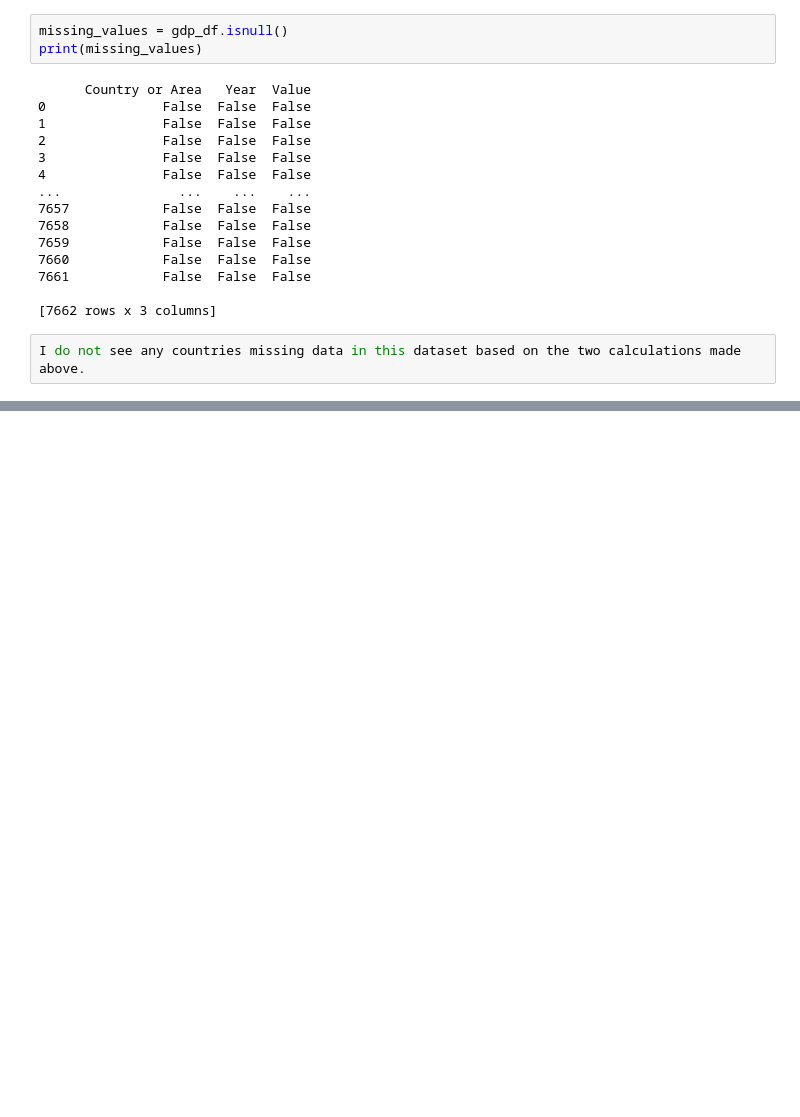
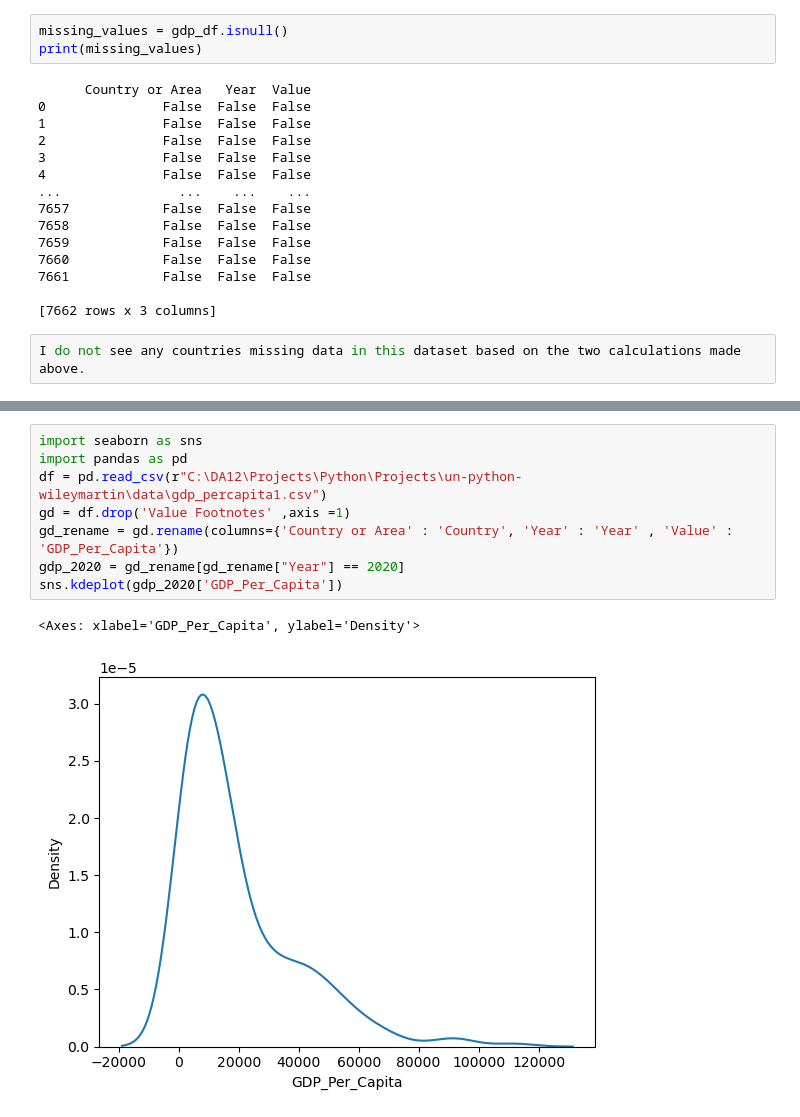
Before and after one commit to NSS-Data-Analytics-Cohort-12/un-python-wileymartin, a Jupyter notebook: Wiley.ipynb, the cells around one changed output, grey strips where cells are left out. Saved outputs shown, nothing was run; the diff lists cells and outputs as text; blank space fills up the shorter version.

```diff
--- a/Wiley.ipynb
+++ b/Wiley.ipynb
@@ -123,0 +162,11 @@ ValueError: 'gdp_df' is not one of the example datasets.
+# %%
+import seaborn as sns
+import pandas as pd
+df = pd.read_csv(r"C:\DA12\Projects\Python\Projects\un-python-wileymartin\data\gdp_percapita1.csv")
+gd = df.drop('Value Footnotes' ,axis =1)
+gd_rename = gd.rename(columns={'Country or Area' : 'Country', 'Year' : 'Year' , 'Value' : 'GDP_Per_Capita'})
+gdp_2020 = gd_rename[gd_rename["Year"] == 2020]
+sns.kdeplot(gdp_2020['GDP_Per_Capita'])
+# %% [output]
+<Axes: xlabel='GDP_Per_Capita', ylabel='Density'>
+[figure, added]
```
Also changed, not shown: parts of 22 cells of this notebook.
